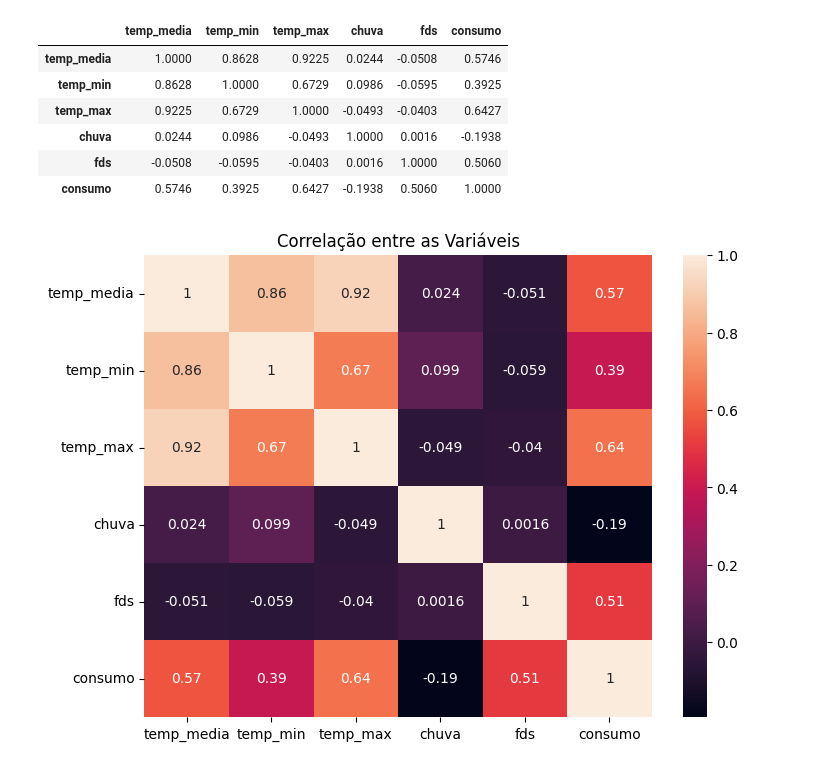
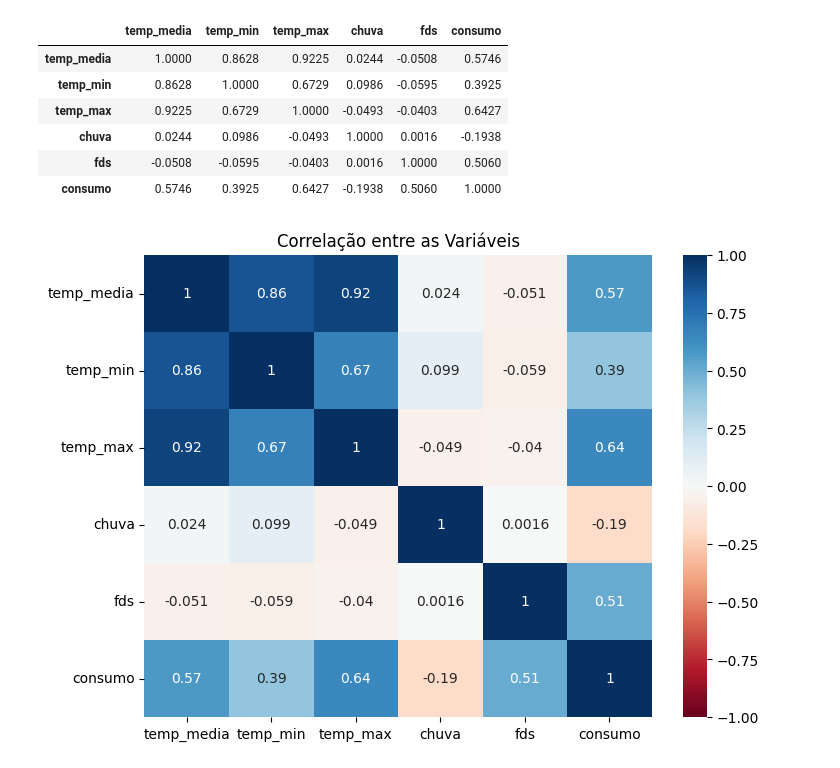
Before and after one commit to gitmattalves/Regressao_Linear_Consumo_de_Cerveja, a Jupyter notebook: Regressão_Linear_Consumo_de_Cerveja.ipynb, the cells around one changed output. Cells and saved outputs as stored; diff of their text form; code cells hidden in the pictures.

```diff
--- a/Regressão_Linear_Consumo_de_Cerveja.ipynb
+++ b/Regressão_Linear_Consumo_de_Cerveja.ipynb
@@ -100,10 +100,10 @@ dados.corr().round(4)
 # %%
 correlacao = dados.corr().round(4)
 
 ax = plt.figure(figsize=(18,6))
 ax = plt.subplot(1,2,1)
-ax = sns.heatmap(correlacao, annot=True)
+ax = sns.heatmap(correlacao, annot=True, cmap='RdBu', vmin=-1, vmax=1 )
 plt.title("Correlação entre as Variáveis")
 plt.show()
 # %% [output]
-[figure, old version]
+[figure, new version]
```
